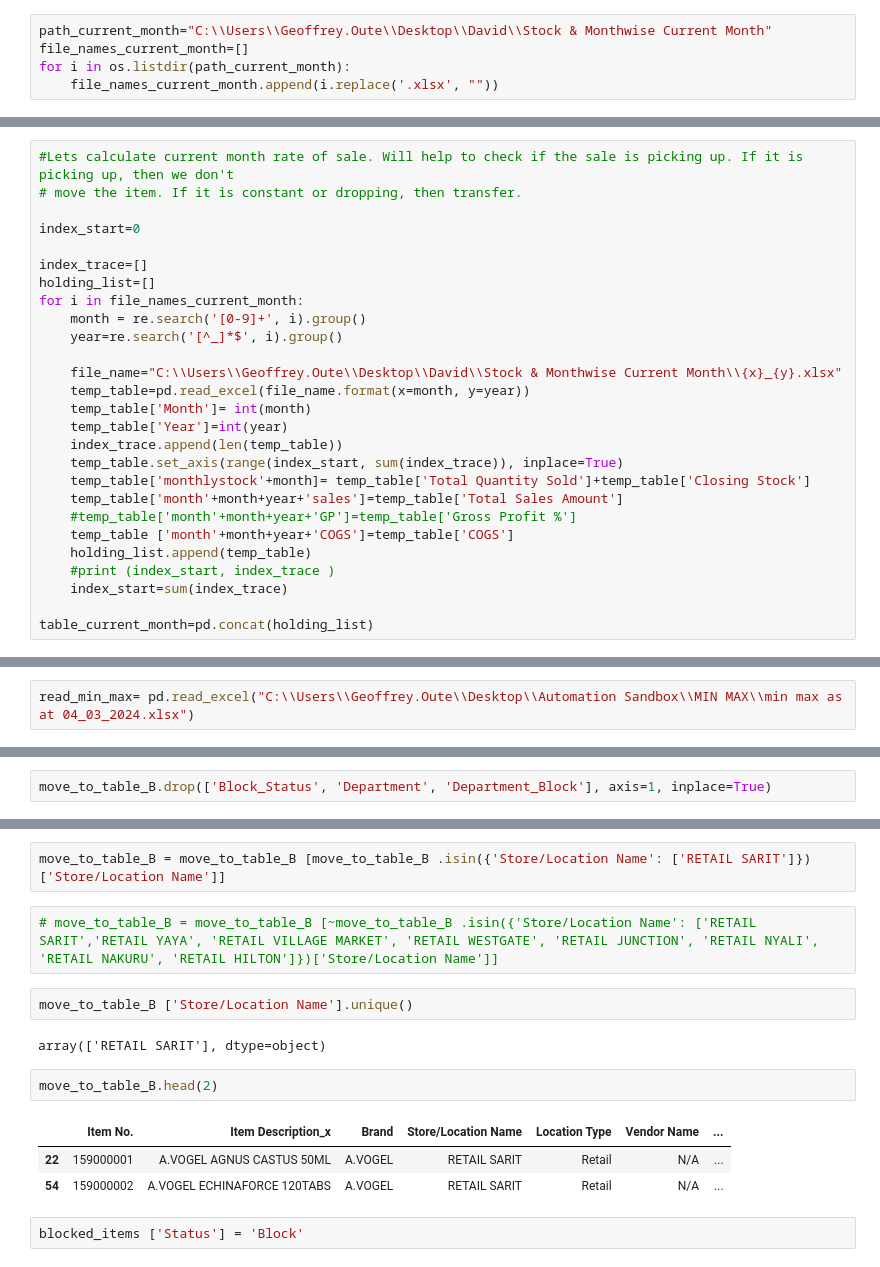
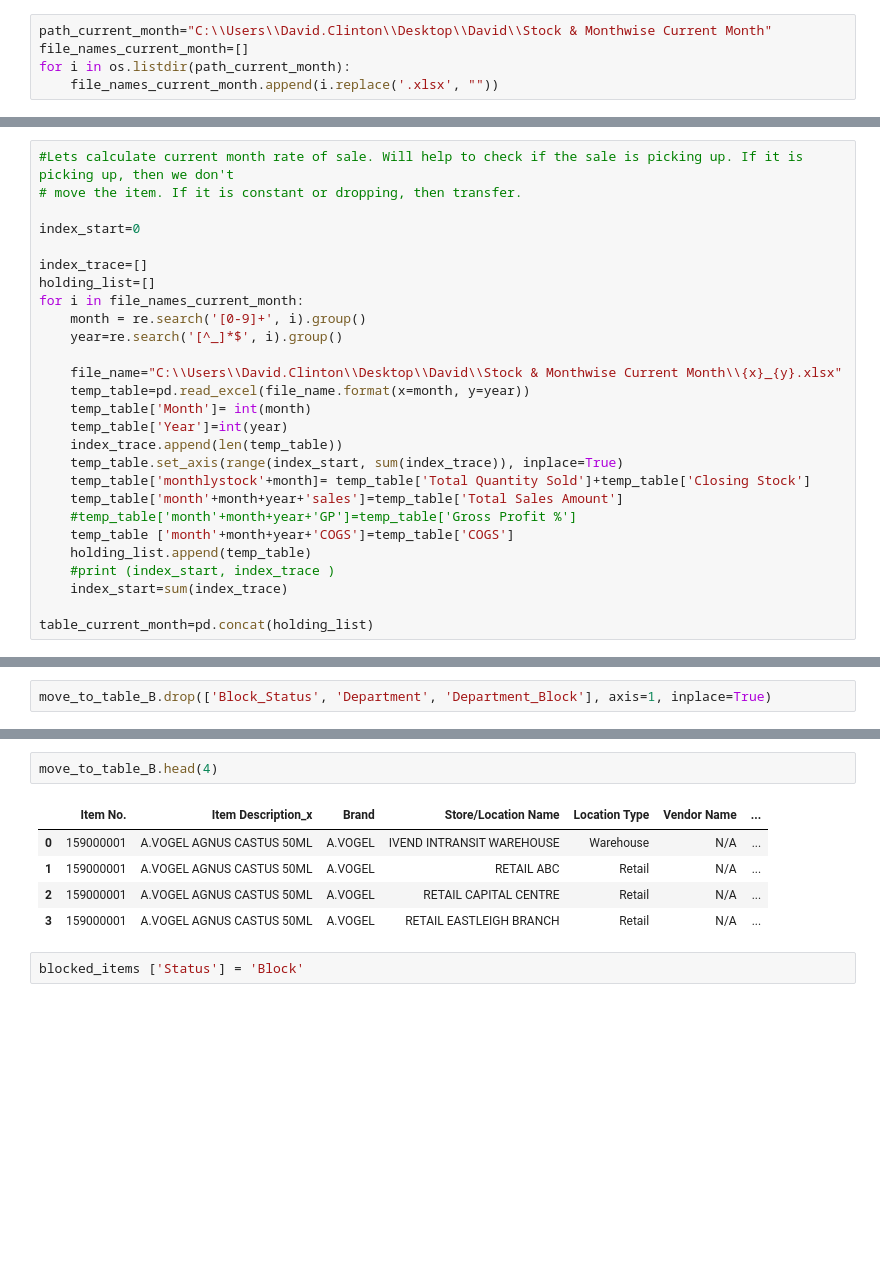
Before and after one commit to ClintonDavi/HUAutomation, a Jupyter notebook: Top_Up_From_Warehouse.ipynb, the cells around one changed output, grey strips where cells are left out. Saved outputs shown, nothing was run; the diff lists cells and outputs as text; blank space fills up the shorter version.

```diff
--- a/Top_Up_From_Warehouse.ipynb
+++ b/Top_Up_From_Warehouse.ipynb
@@ -213,7 +54,7 @@ Instock_import = pd.read_excel("C:\\Users\\Geoffrey.Oute\\Desktop\\David\\Stock
 # %%
 Instock_import ['Item No.']= Instock_import ['Item No.'].astype(str)
 # %%
-path_current_month="C:\\Users\\Geoffrey.Oute\\Desktop\\David\\Stock & Monthwise Current Month"
+path_current_month="C:\\Users\\David.Clinton\\Desktop\\David\\Stock & Monthwise Current Month"
 file_names_current_month=[]
 for i in os.listdir(path_current_month):
     file_names_current_month.append(i.replace('.xlsx', ""))
@@ -235,7 +76,7 @@ for i in file_names_current_month:
     month = re.search('[0-9]+', i).group()
     year=re.search('[^_]*$', i).group()
 
-    file_name="C:\\Users\\Geoffrey.Oute\\Desktop\\David\\Stock & Monthwise Current Month\\{x}_{y}.xlsx"
+    file_name="C:\\Users\\David.Clinton\\Desktop\\David\\Stock & Monthwise Current Month\\{x}_{y}.xlsx"
     temp_table=pd.read_excel(file_name.format(x=month, y=year))
     temp_table['Month']= int(month)
     temp_table['Year']=int(year)
@@ -272,8 +113,6 @@ stock_and_sales_D['units_sold_median_last3']=medianlast3months
 stock_and_sales_D['units_sold_before_the_last6']=medianbeforelast6months
 # %% [markdown]
 NOW THAT WE HAVE THE MIN MAX...WE CAN USE THE MEAN FROM MIN MAX AS HARMNONIZED MEAN
-# %%
-read_min_max= pd.read_excel("C:\\Users\\Geoffrey.Oute\\Desktop\\Automation Sandbox\\MIN MAX\\min max as at 04_03_2024.xlsx")
 # %%
 read_min_max['Mean'] = read_min_max.Mean.apply(lambda x: 1 if x < 1 else x)
 # %%
@@ -773,17 +498,11 @@ array(['IVEND INTRANSIT WAREHOUSE', 'RETAIL ABC', 'RETAIL CAPITAL CENTRE',
-# %%
-move_to_table_B = move_to_table_B [move_to_table_B .isin({'Store/Location Name': ['RETAIL SARIT']})['Store/Location Name']]
-# %%
-# move_to_table_B = move_to_table_B [~move_to_table_B .isin({'Store/Location Name': ['RETAIL SARIT','RETAIL YAYA', 'RETAIL VILLAGE MARKET', 'RETAIL WESTGATE', 'RETAIL JUNCTION', 'RETAIL NYALI', 'RETAIL NAKURU', 'RETAIL HILTON']})['Store/Location Name']]
-# %%
-move_to_table_B ['Store/Location Name'].unique()
-# %% [output]
-array(['RETAIL SARIT'], dtype=object)
 # %%
-move_to_table_B.head(2)
+move_to_table_B.head(4)
 # %% [output]
 |  | Item No. | Item Description_x | Brand | Store/Location Name | Location Type | Vendor Name | ... |
-| 22 | 159000001 | A.VOGEL AGNUS CASTUS 50ML | A.VOGEL | RETAIL SARIT | Retail | N/A | ... |
-| 54 | 159000002 | A.VOGEL ECHINAFORCE 120TABS | A.VOGEL | RETAIL SARIT | Retail | N/A | ... |
+| 0 | 159000001 | A.VOGEL AGNUS CASTUS 50ML | A.VOGEL | IVEND INTRANSIT WAREHOUSE | Warehouse | N/A | ... |
+| 1 | 159000001 | A.VOGEL AGNUS CASTUS 50ML | A.VOGEL | RETAIL ABC | Retail | N/A | ... |
+| 2 | 159000001 | A.VOGEL AGNUS CASTUS 50ML | A.VOGEL | RETAIL CAPITAL CENTRE | Retail | N/A | ... |
+| 3 | 159000001 | A.VOGEL AGNUS CASTUS 50ML | A.VOGEL | RETAIL EASTLEIGH BRANCH | Retail | N/A | ... |
 # %%
 blocked_items ['Status'] = 'Block'
 # %%
```
Also changed, not shown: parts of 70 cells of this notebook.
